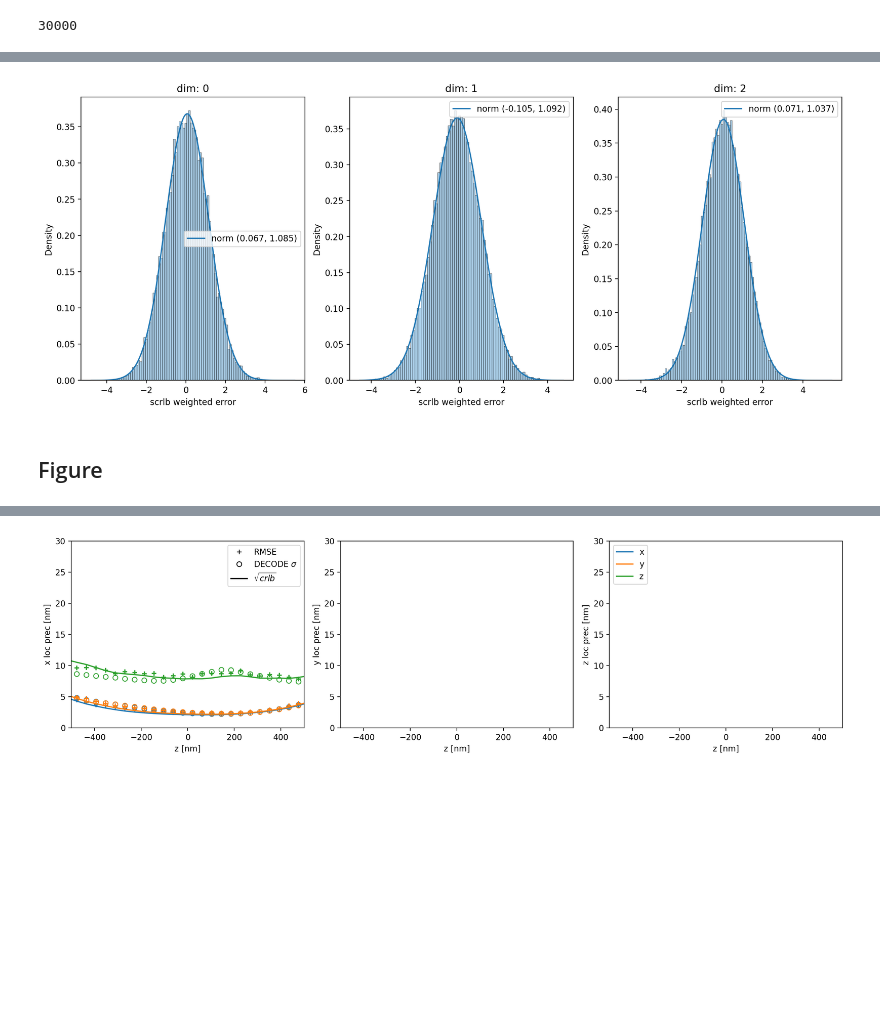
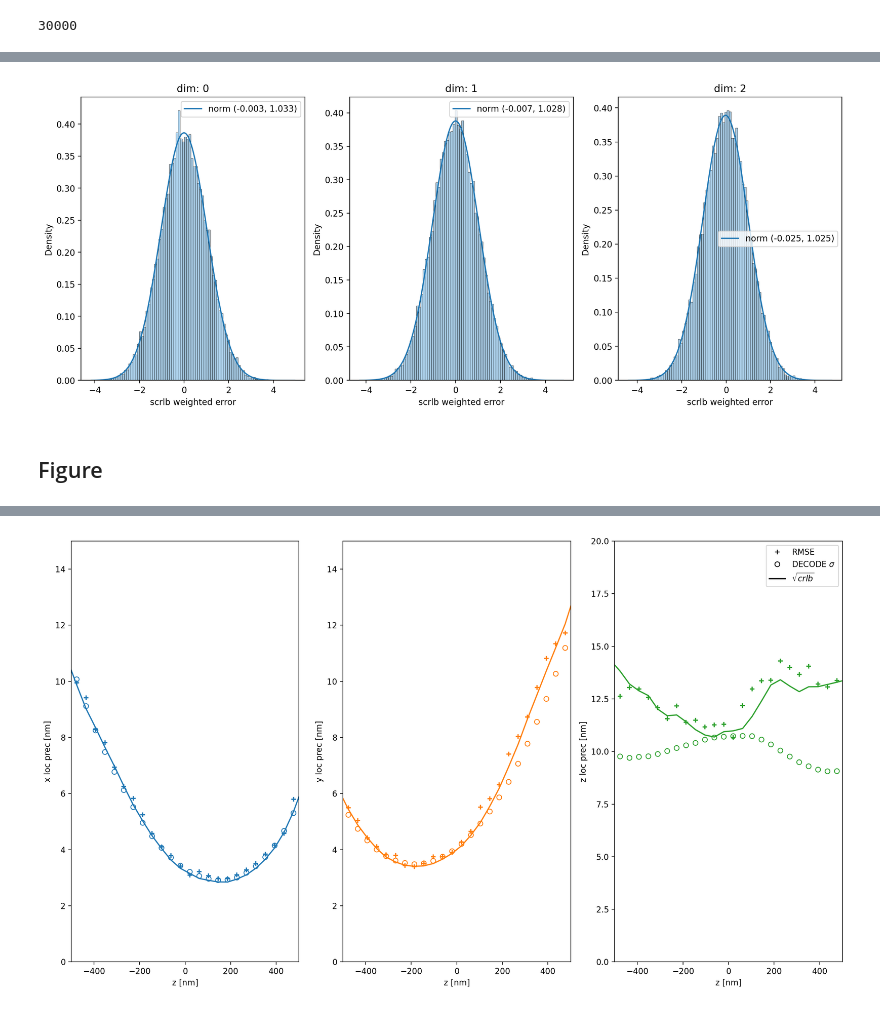
Before and after one commit to ries-lab/DECODE-Plex, a Jupyter notebook: notebook/crlb.ipynb, the cells around one changed output, grey strips where cells are left out. Cells and saved outputs as stored; diff of their text form; code cells hidden in the pictures; blank space fills up the shorter version.

```diff
--- a/notebook/crlb.ipynb
+++ b/notebook/crlb.ipynb
@@ -33,11 +33,11 @@ torch.manual_seed(random_seed)
 # some paths and hardware settings
 
 # path_model = "/home/shah/projects/DECODE_PLEX/outputs/pixilation/2025-04-01_14-59-48-871160"
-path_spline = "../calibration/Fig1c_2c-Pos0_240621_NC_BeadCal_BifocalPlane_Z_1_MMStack_Default.ome_3dcal.mat"
-path_trafo = "../calibration/Fig1c_2c-Pos0_240621_NC_BeadCal_BifocalPlane_Z_1_MMStack_Default.ome_trafo.mat"
+path_spline = "../calibration/Pos0_231130_BeadsCal_Z_1_MMStack_Default.ome_updown_ul_normal_em_3dcal.mat"
+path_trafo = "../calibration/Pos0_231130_BeadsCal_Z_1_MMStack_Default.ome_updown_ul_normal_em_trafo.mat"
 
 # old
-path_model = "../outputs/Biplane/FigS4-biplane-crlb-separated_ch-2026-05-14_18-33-23-726047"
+path_model = "../outputs/dual_color/2026-05-28_12-10-32-901897"
 
 path_model = Path(path_model).expanduser()
 path_ckpt = sorted(path_model.glob("*.ckpt"))[0]
@@ -46,10 +46,7 @@ path_cfg = path_model / "param_run.yaml"
 path_out = "../results/FigS4-crlb"
 path_out = Path(path_out).expanduser()
 
-trafo_size_ref = 512
-trafo_mirr_dim = 0
-
-device = ["cuda:5"]
+device = ["cuda:2"]
 
 path_spline, path_trafo = Path(path_spline).expanduser(), Path(path_trafo).expanduser()
 # %% [markdown]
@@ -71,7 +68,7 @@ n_frames = z_steps * n_repetitions
 n_emitters = n_frames
 
 bg_val = 20
-phot_val = 10000
+phot_val = 5000
 # %%
 structure = decode.simulation.structures.RandomStructure(
     xextent, yextent, zextent
@@ -221,16 +169,16 @@ em = decode.emitter_factory(
     xy_unit="px",
     px_size=px_size
 )
-# em.populate_crlb_(psf[0])
+em.populate_crlb_(psf[0])
 ###Only for Biplane, for dual color, use em.populate_crlb_(psf[0])##########
-fisher0 = em.populate_fisher_(psf[0])
-fisher1 = em.populate_fisher_(psf[1]._psf)
-fisher = fisher0 + fisher1
-fisher_inv = torch.inverse(fisher)
-crlb = torch.diagonal(fisher_inv, dim1=1, dim2=2)
-em.xyz_cr = crlb[:, :3]
-em.phot_cr = crlb[:, 3]
-em.bg_cr = crlb[:, 4]
+# fisher0 = em.populate_fisher_(psf[0])
+# fisher1 = em.populate_fisher_(psf[1])
+# fisher = fisher0 + fisher1
+# fisher_inv = torch.inverse(fisher)
+# crlb = torch.diagonal(fisher_inv, dim1=1, dim2=2)
+# em.xyz_cr = crlb[:, :3]
+# em.phot_cr = crlb[:, 3]
+# em.bg_cr = crlb[:, 4]
 ############################################
 em = em.repeat(n_repetitions, step_frames=False)
 # resample xy to have different xy positions but same z
@@ -461,7 +409,7 @@ for i, ax in enumerate(axs):
 # if path_out is not None:
 #     plt.savefig(path_out / "crlb_hist.eps",format='eps', dpi=300, bbox_inches="tight")
 # %% [output]
-[figure, old version]
+[figure, new version]
 # %% [markdown]
 ## Figure
 # %%
@@ -488,13 +436,13 @@ step = slice(None, None, 1)
 prop_cycle = plt.rcParams["axes.prop_cycle"]
 colors = prop_cycle.by_key()["color"]
 
-f, axs = plt.subplots(ncols=3, figsize=(14, 4))
+f, axs = plt.subplots(ncols=3, figsize=(14, 8))
 plt_lines = []
 markers = []
 
 for i, (dim, c, ax) in enumerate(zip(["x", "y", "z"], colors, axs)):
-    (l,) = axs[0].plot(em.xyz_px[:, 2], em.xyz_scr_nm[:, i], color=c, label=f"{dim}")
-    axs[0].scatter(
+    (l,) = axs[i].plot(em.xyz_px[:, 2], em.xyz_scr_nm[:, i], color=c, label=f"{dim}")
+    axs[i].scatter(
         tp_match_g.xyz[step, 2],
         # tp_g.xyz_sig_nm[step, i],
         sigma[step, i][~torch.isnan(sigma[step, i])],
@@ -502,7 +450,7 @@ for i, (dim, c, ax) in enumerate(zip(["x", "y", "z"], colors, axs)):
         facecolors="none",
         edgecolors=c,
     )
-    m = axs[0].scatter(tp_match_g.xyz[step, 2], rmse[step, i], marker="+", c=c, edgecolors="face")
+    m = axs[i].scatter(tp_match_g.xyz[step, 2], rmse[step, i], marker="+", c=c, edgecolors="face")
 
     plt_lines.append(l)
     markers.append(m)
@@ -511,7 +459,7 @@ for i, (dim, c, ax) in enumerate(zip(["x", "y", "z"], colors, axs)):
 line_legend = ax.legend(handles=plt_lines, loc="upper left")
 
 # Create a legend for the markers
-marker_legend = axs[0].legend(
+marker_legend = axs[i].legend(
     [
         Line2D(
             [0], [0], marker="+", color="k", markerfacecolor="none", linestyle="None"
@@ -530,8 +478,9 @@ marker_legend = axs[0].legend(
 
 for ax in axs:
     ax.set_xlim(-500, 500)
-    ax.set_ylim(0, 30)
+    ax.set_ylim(0, 15)
     ax.set_xlabel("z [nm]")
+axs[2].set_ylim(0, 20)
 
 ax_spec = [
     {"ylabel": "x loc prec [nm]"},
@@ -552 +501 @@ if path_out is not None:
-[figure, old version]
+[figure, new version]
```
Also changed, not shown: parts of 8 cells of this notebook, 5 other files.
